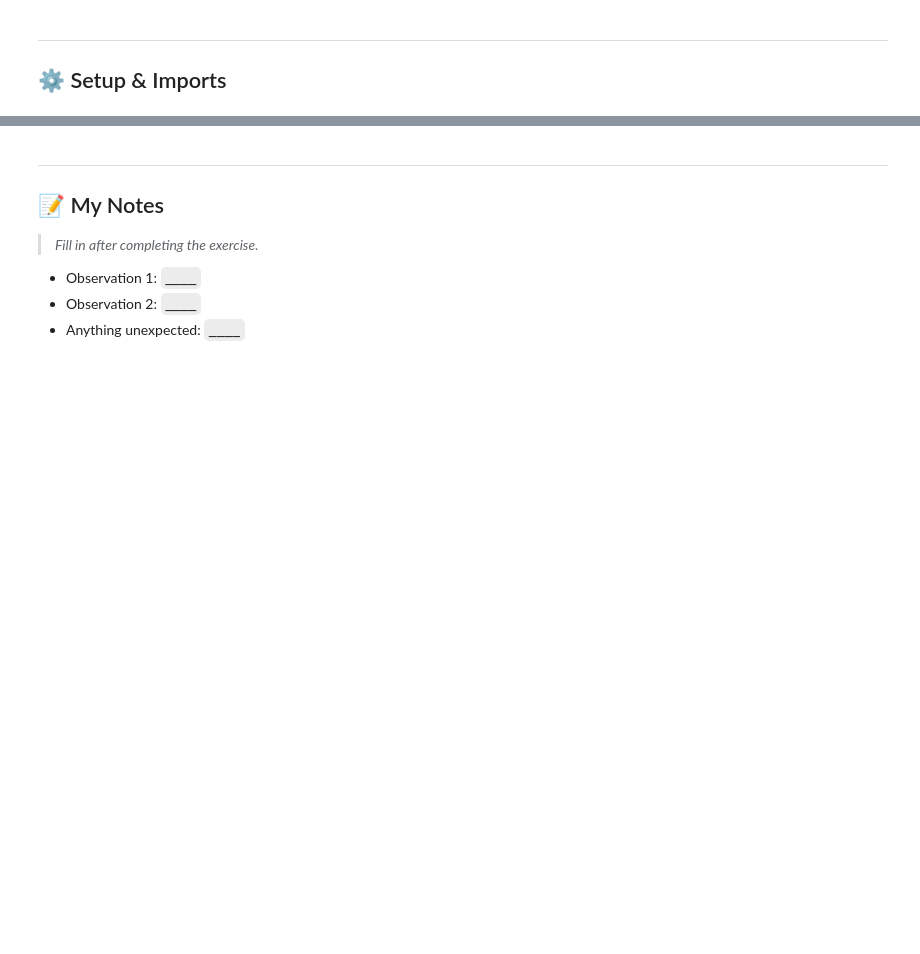
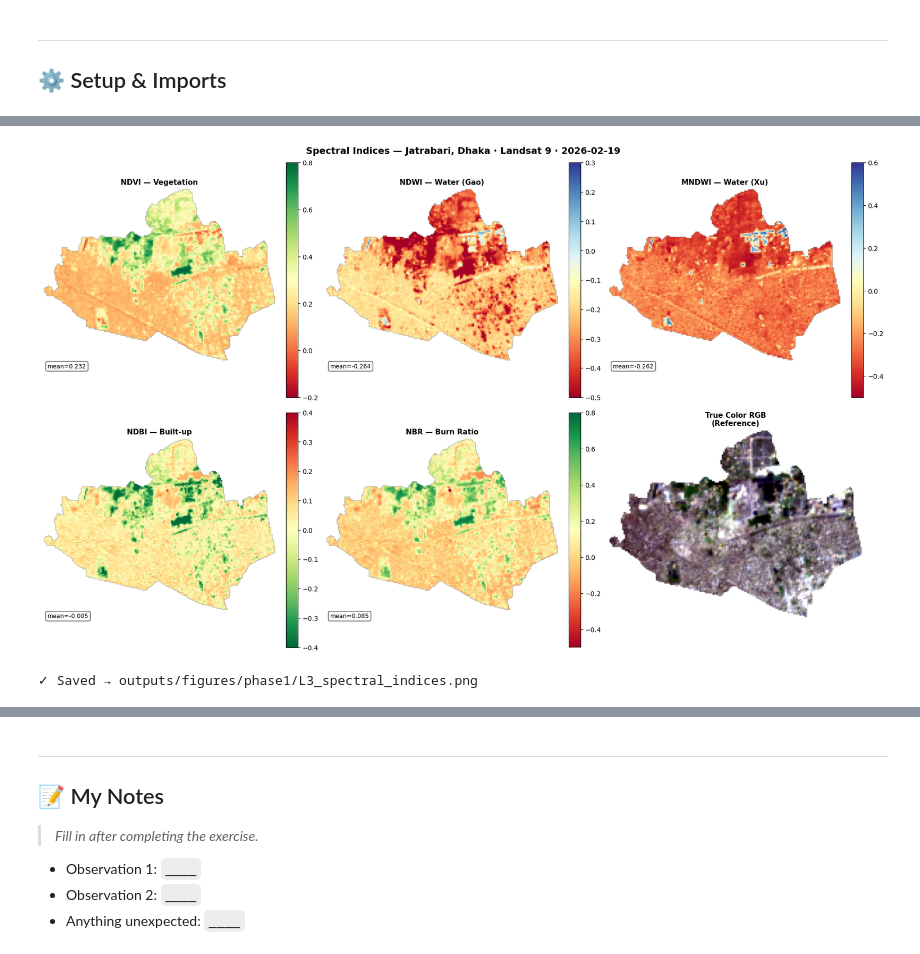
Before and after one commit to sahriararman/geospatial-cv-roadmap, a Jupyter notebook: notebooks/phase1_raster_foundations/L3_spectral_indices.ipynb, the cells around one changed output, grey strips where cells are left out. Saved outputs shown, nothing was run; the diff lists cells and outputs as text; code cells hidden in the pictures; blank space fills up the shorter version.

```diff
--- a/notebooks/phase1_raster_foundations/L3_spectral_indices.ipynb
+++ b/notebooks/phase1_raster_foundations/L3_spectral_indices.ipynb
@@ -69,0 +245,41 @@ print(f'File found: {TIF_PATH.exists()}')
+# %%
+# ── Cell 5: Visualize All Indices ─────────────────────────────────────────
+fig, axes = plt.subplots(2, 3, figsize=(18, 11))
+fig.suptitle('Spectral Indices — Jatrabari, Dhaka · Landsat 9 · 2026-02-19',
+             fontsize=14, fontweight='bold')
+
+indices_plot = [
+    (NDVI,  'NDVI — Vegetation',          'RdYlGn',  -0.2, 0.8),
+    (NDWI,  'NDWI — Water (Gao)',         'RdYlBu',  -0.5, 0.3),
+    (MNDWI, 'MNDWI — Water (Xu)',         'RdYlBu',  -0.5, 0.6),
+    (NDBI,  'NDBI — Built-up',            'RdYlGn_r',-0.4, 0.4),
+    (NBR,   'NBR — Burn Ratio',           'RdYlGn',  -0.5, 0.8),
+]
+
+for i, (idx, title, cmap, vmin, vmax) in enumerate(indices_plot):
+    row, col = divmod(i, 3)
+    im = axes[row, col].imshow(idx, cmap=cmap, vmin=vmin, vmax=vmax)
+    plt.colorbar(im, ax=axes[row, col], fraction=0.046, pad=0.04)
+    axes[row, col].set_title(title, fontsize=11, fontweight='bold')
+    axes[row, col].axis('off')
+    # Add mean value as text
+    axes[row, col].text(0.02, 0.02,
+                        f'mean={np.nanmean(idx):.3f}',
+                        transform=axes[row, col].transAxes,
+                        fontsize=9, color='black',
+                        bbox=dict(boxstyle='round', facecolor='white', alpha=0.7))
+
+# Last panel — RGB for reference
+rgb = np.stack([display(red), display(green), display(blue)], axis=-1)
+rgb[np.isnan(red)] = 1.0
+axes[1, 2].imshow(rgb)
+axes[1, 2].set_title('True Color RGB\n(Reference)', fontsize=11, fontweight='bold')
+axes[1, 2].axis('off')
+
+plt.tight_layout()
+plt.savefig(FIG_DIR / 'L3_spectral_indices.png', dpi=150, bbox_inches='tight')
+plt.show()
+print("✓ Saved → outputs/figures/phase1/L3_spectral_indices.png")
+# %% [output]
+[figure, added]
+✓ Saved → outputs/figures/phase1/L3_spectral_indices.png
```
Also changed, not shown: parts of 10 cells of this notebook, 6 other files.
